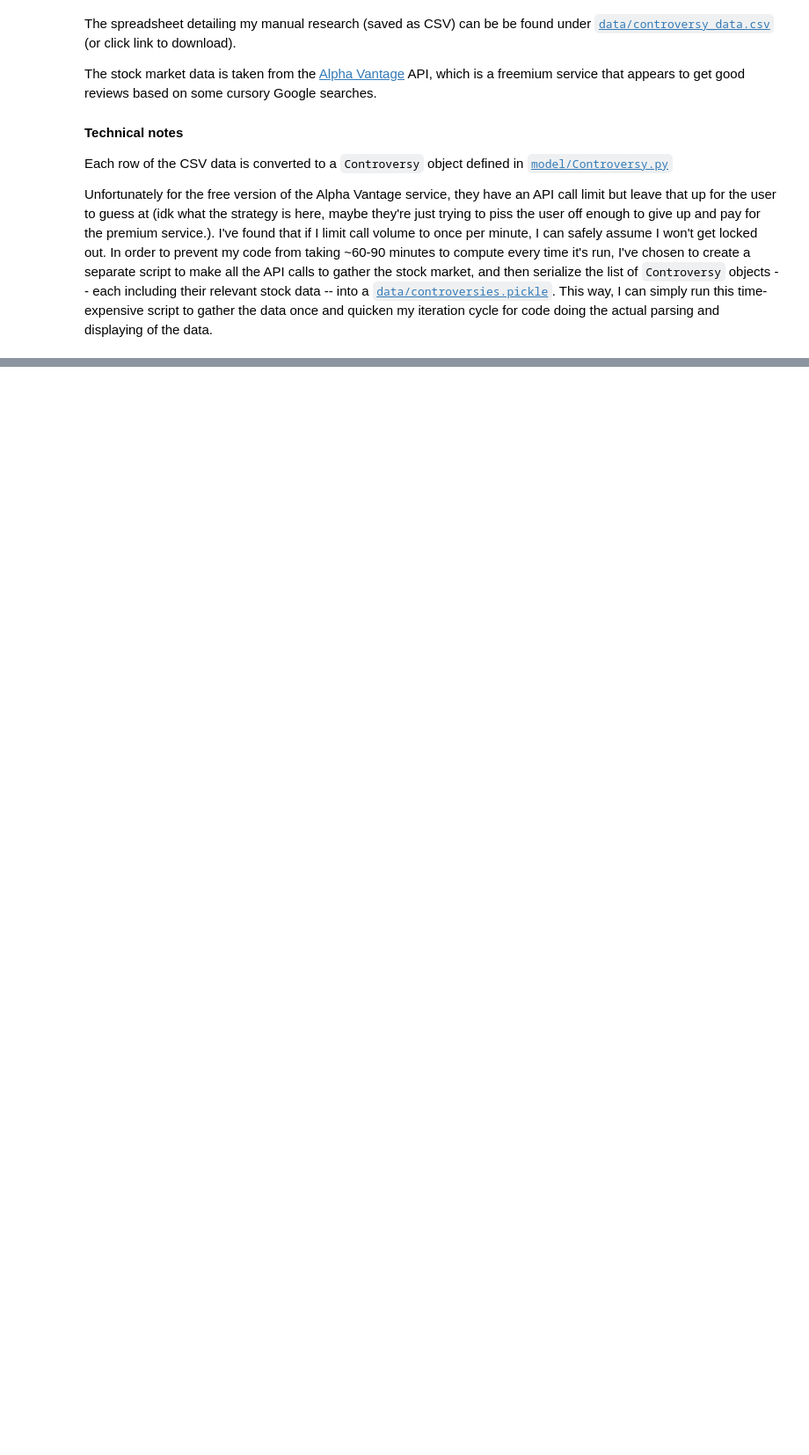
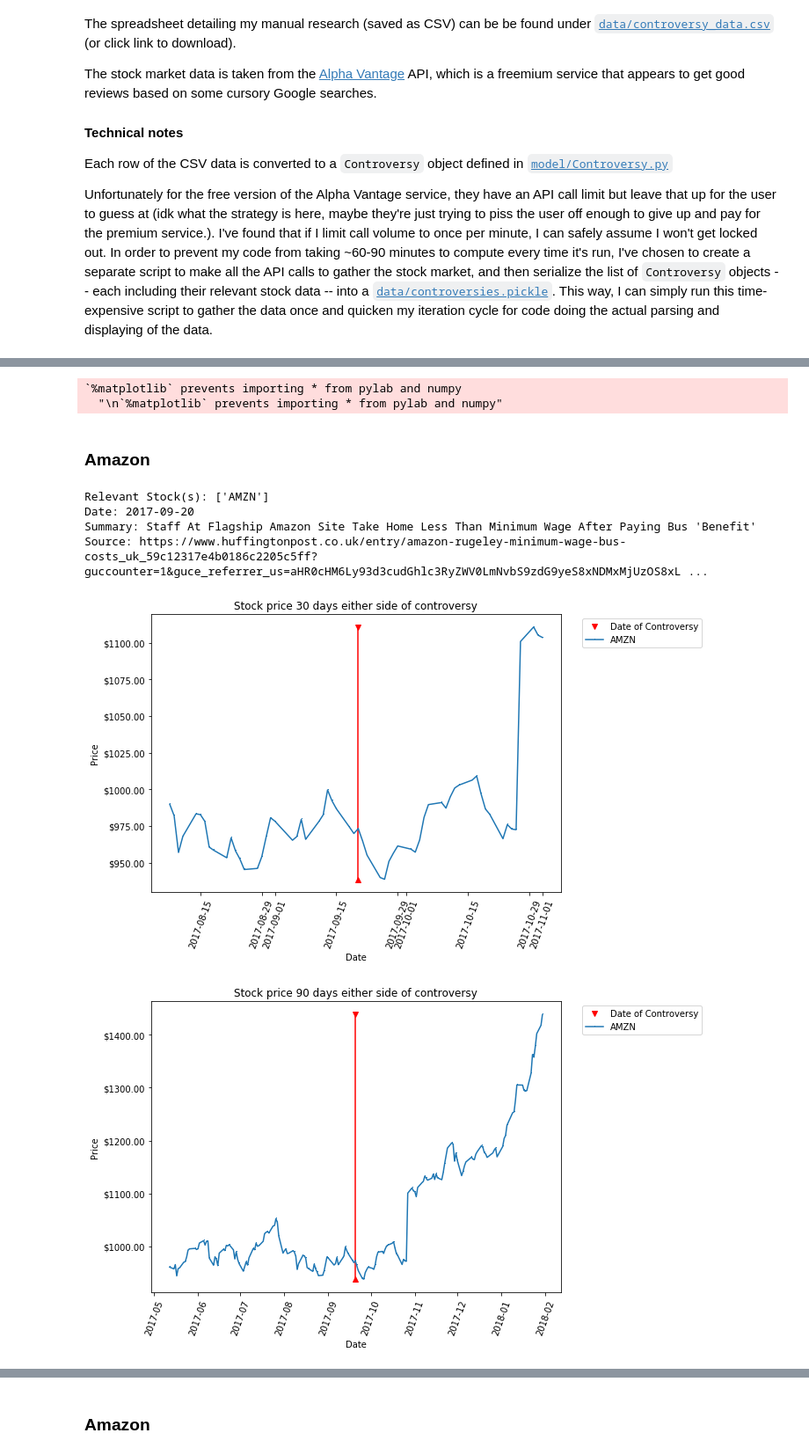
Before and after one commit to ibeckermayer/sjwtrader, a Jupyter notebook: prelim_research/sjw_controversy_and_corporate_impunity_preliminary_report.ipynb, the cells around one changed output, grey strips where cells are left out. Shown at 88% size. Cells and saved outputs as stored; diff of their text form; code cells hidden in the pictures; blank space fills up the shorter version.

```diff
--- a/prelim_research/sjw_controversy_and_corporate_impunity_preliminary_report.ipynb
+++ b/prelim_research/sjw_controversy_and_corporate_impunity_preliminary_report.ipynb
@@ -40,0 +45,19 @@ Unfortunately for the free version of the Alpha Vantage service, they have an AP
+# %%
+import pandas as pd
+import pickle
+from datetime import datetime
+from model.Controversy import Controversy
+import matplotlib.pyplot as plt
+from IPython.display import Markdown, display
+
+def printmd(string):
+    display(Markdown(string))
+
+PIK = "data/controversies.pickle"
+
+# load list of controversies
+with open(PIK, "rb") as f:
+    controversies = pickle.load(f)
+
+# sort alphabetically
+controversies.sort(key=lambda x: x.company)
@@ -40,0 +66,29 @@ Unfortunately for the free version of the Alpha Vantage service, they have an AP
+# %%
+%matplotlib inline
+%pylab inline
+import pylab
+pylab.rcParams['figure.figsize'] = (10, 6) # set figure size
+
+# Generate Analysis for each controversy
+for controversy in controversies:
+    try:
+        display(Markdown("### " + controversy.company))
+        print("Relevant Stock(s): {}".format(controversy.stocks))
+        print("Date: {}".format(controversy.date.strftime("%Y-%m-%d")))
+        print("Summary: {}".format(controversy.summary))
+        if controversy.notes == controversy.notes: #hack-y way to check for nan vals
+            print("Notes: {}".format(controversy.notes))
+        print("Source: {}".format(controversy.source))
+        controversy.get_N_day_plot(30)
+        controversy.get_N_day_plot(90)
+        controversy.get_N_day_plot(180)
+        plt.show()
+        print()
+        print()
+    except:
+        plt.show()
+        print("Continuing")
+        print()
+        print()
+        pass
+# %% [output]
@@ -40,0 +96,9 @@ Unfortunately for the free version of the Alpha Vantage service, they have an AP
+`%matplotlib` prevents importing * from pylab and numpy
+  "\n`%matplotlib` prevents importing * from pylab and numpy"
+### Amazon
+Relevant Stock(s): ['AMZN']
+Date: 2017-09-20
+Summary: Staff At Flagship Amazon Site Take Home Less Than Minimum Wage After Paying Bus 'Benefit'
+Source: https://www.huffingtonpost.co.uk/entry/amazon-rugeley-minimum-wage-bus-costs_uk_59c12317e4b0186c2205c5ff?guccounter=1&guce_referrer_us=aHR0cHM6Ly93d3cudGhlc3RyZWV0LmNvbS9zdG9yeS8xNDMxMjUzOS8xL ...
+[figure, added]
+[figure, added]
@@ -40,0 +106 @@ Unfortunately for the free version of the Alpha Vantage service, they have an AP
+### Amazon
```
Also changed, not shown: parts of 5 cells of this notebook, 5 other files.
